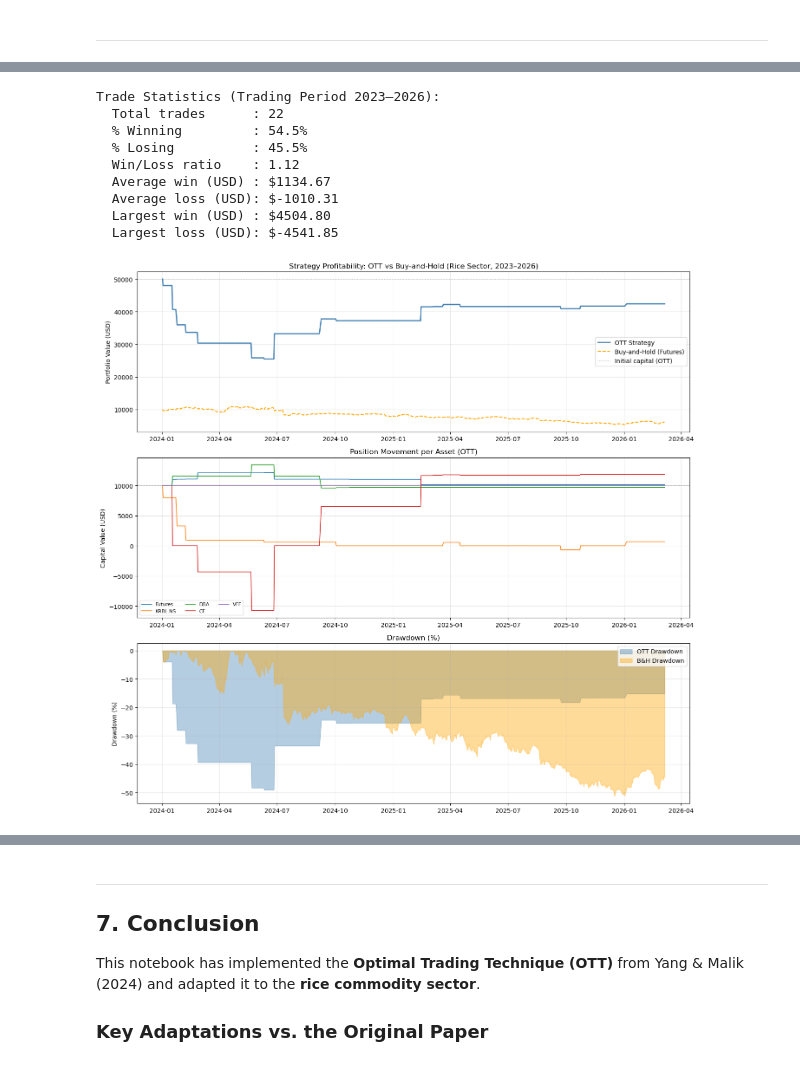
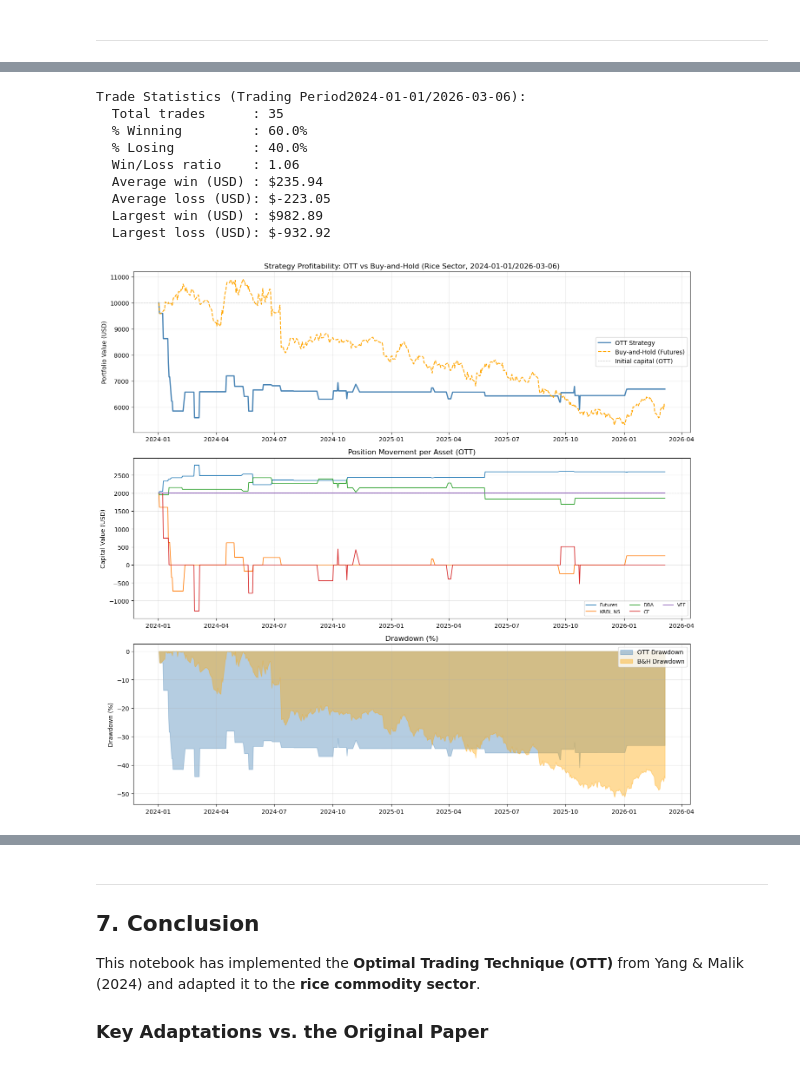
Before and after one commit to NatachaGsn/rice-trading-project, a Jupyter notebook: trading_game1_rice_v2.ipynb, the cells around one changed output, grey strips where cells are left out. Drawn from its saved outputs; the diff is of its cells as text; code cells hidden in the pictures.

```diff
--- a/trading_game1_rice_v2.ipynb
+++ b/trading_game1_rice_v2.ipynb
@@ -87,8 +87,8 @@ Finally, we set the `ANCHOR` variable as the name of the asset (dataset column)
 
 LAMBDA = 1.0 # Risk aversion parameter
 TX_COST = 0.001   # 0.1% per trade (10 basis points)
-ORIG_AMOUNT = 10_000   # USD 10,000 per asset at the start
-RISK_FREE_RATE = 0.04  # 4% annual (approximation of US 10-Year Treasury)
+ORIG_AMOUNT = 10000 # USD 10,000 per asset at the start
+RISK_FREE_RATE = 0.04  # 4% annual risk-free rate for metrics calculations
 ANCHOR = 'Futures' # Anchor asset
 # %% [markdown]
 We split the data into 2 samples:
@@ -1660,0 +1681,11 @@ max   50000.0000  10912.7000
+# %%
+T_trade = len(df_trade_period)
+port_df = reconstruct_portfolio_value(trading_weights, trading_indices, T_trade, orig_amount_per_asset)
+port_df.index = df_trade_period.index
+port_df.columns = [lookup[str(i)] for i in range(len(BUCKET))]
+
+port_df['Total_OTT'] = port_df.sum(axis=1)
+
+futures_prices        = df_trade_period['Futures'].values
+bh_units              = ORIG_AMOUNT / futures_prices[0]
+port_df['BuyAndHold'] = bh_units * futures_prices
@@ -1738,12 +1795,12 @@ metrics_bh  = compute_metrics(port_df['BuyAndHold'], ORIG_AMOUNT, RISK_FREE_RATE
 
 if trades_log:
     trades_df = pd.DataFrame(trades_log)
-    pnl_vals  = trades_df['pnl_total'] * ORIG_AMOUNT   # convert to USD
+    pnl_vals  = trades_df['pnl_total'] * orig_amount_per_asset   # convert to USD
 
     winners = pnl_vals[pnl_vals > 0]
     losers  = pnl_vals[pnl_vals < 0]
 
-    print("\nTrade Statistics (Trading Period 2023–2026):")
+    print(f"\nTrade Statistics (Trading Period{TRADING_START}/{TRADING_END}):")
     print(f"  Total trades      : {len(trades_df)}")
     print(f"  % Winning         : {len(winners)/len(trades_df)*100:.1f}%")
     print(f"  % Losing          : {len(losers)/len(trades_df)*100:.1f}%")
@@ -1756,15 +1813,15 @@ if trades_log:
 else:
     print("No completed trades recorded. Consider adjusting the thresholds (lower OPEN_THRESHOLD or raise CLOSE_THRESHOLD).")
 # %% [output]
-Trade Statistics (Trading Period 2023–2026):
-  Total trades      : 22
-  % Winning         : 54.5%
-  % Losing          : 45.5%
-  Win/Loss ratio    : 1.12
-  Average win (USD) : $1134.67
-  Average loss (USD): $-1010.31
-  Largest win (USD) : $4504.80
-  Largest loss (USD): $-4541.85
+Trade Statistics (Trading Period2024-01-01/2026-03-06):
+  Total trades      : 35
+  % Winning         : 60.0%
+  % Losing          : 40.0%
+  Win/Loss ratio    : 1.06
+  Average win (USD) : $235.94
+  Average loss (USD): $-223.05
+  Largest win (USD) : $982.89
+  Largest loss (USD): $-932.92
 # %%
 # ==========================
 # FINAL VISUALIZATION: OTT vs Buy-and-Hold (Figure 6 analog from the paper)
@@ -1774,39 +1831,40 @@ fig, axes = plt.subplots(3, 1, figsize=(14, 13))
 
 # --- Plot 1: Portfolio values ---
 axes[0].plot(port_df.index, port_df['Total_OTT'], label='OTT Strategy',
              color='steelblue', linewidth=2)
 axes[0].plot(port_df.index, port_df['BuyAndHold'], label='Buy-and-Hold (Futures)',
              color='orange', linestyle='--', linewidth=1.5)
-axes[0].axhline(ott_start, color='gray', linestyle=':', linewidth=0.8, alpha=0.7, label='Initial capital (OTT)')
-axes[0].set_title('Strategy Profitability: OTT vs Buy-and-Hold (Rice Sector, 2023–2026)', fontsize=12)
+axes[0].axhline(ORIG_AMOUNT, color='gray', linestyle=':', linewidth=0.8, alpha=0.7, label='Initial capital (OTT)')
+axes[0].set_title(f'Strategy Profitability: OTT vs Buy-and-Hold (Rice Sector, {TRADING_START}/{TRADING_END})', fontsize=12)
 axes[0].set_ylabel('Portfolio Value (USD)')
 axes[0].legend(fontsize=10)
 axes[0].xaxis.set_major_formatter(mdates.DateFormatter('%Y-%m'))
 
 # --- Plot 2: Individual asset position movements (like Figure 4b in the paper) ---
-for idx_str in [k for k in trading_weights.keys() if k in port_df.columns]:
+for idx_str in trading_weights.keys():
     asset_name = lookup.get(idx_str, idx_str)
-    axes[1].plot(port_df.index, port_df[idx_str], label=asset_name, linewidth=1.2)
-axes[1].axhline(ORIG_AMOUNT, color='gray', linestyle=':', linewidth=0.8)
+    if asset_name in port_df.columns:
+        axes[1].plot(port_df.index, port_df[asset_name], label=asset_name, linewidth=1.2)
+axes[1].axhline(orig_amount_per_asset, color='gray', linestyle=':', linewidth=0.8)
 axes[1].set_title('Position Movement per Asset (OTT)', fontsize=12)
 axes[1].set_ylabel('Capital Value (USD)')
 axes[1].legend(fontsize=8, ncol=3)
 axes[1].xaxis.set_major_formatter(mdates.DateFormatter('%Y-%m'))
 
 # --- Plot 3: Drawdown ---
 ott_dd = (port_df['Total_OTT'] - port_df['Total_OTT'].cummax()) / port_df['Total_OTT'].cummax()
 bh_dd  = (port_df['BuyAndHold'] - port_df['BuyAndHold'].cummax()) / port_df['BuyAndHold'].cummax()
 axes[2].fill_between(port_df.index, ott_dd * 100, 0, alpha=0.4, color='steelblue', label='OTT Drawdown')
 axes[2].fill_between(port_df.index, bh_dd  * 100, 0, alpha=0.4, color='orange',    label='B&H Drawdown')
 axes[2].set_title('Drawdown (%)', fontsize=12)
 axes[2].set_ylabel('Drawdown (%)')
 axes[2].legend(fontsize=10)
 axes[2].xaxis.set_major_formatter(mdates.DateFormatter('%Y-%m'))
 
 plt.tight_layout()
 plt.show()
 # %% [output]
-[figure, old version]
+[figure, new version]
 # %%
 # ==========================
 # SUMMARY COMPARISON TABLE
```
Also changed, not shown: parts of 12 cells of this notebook.
